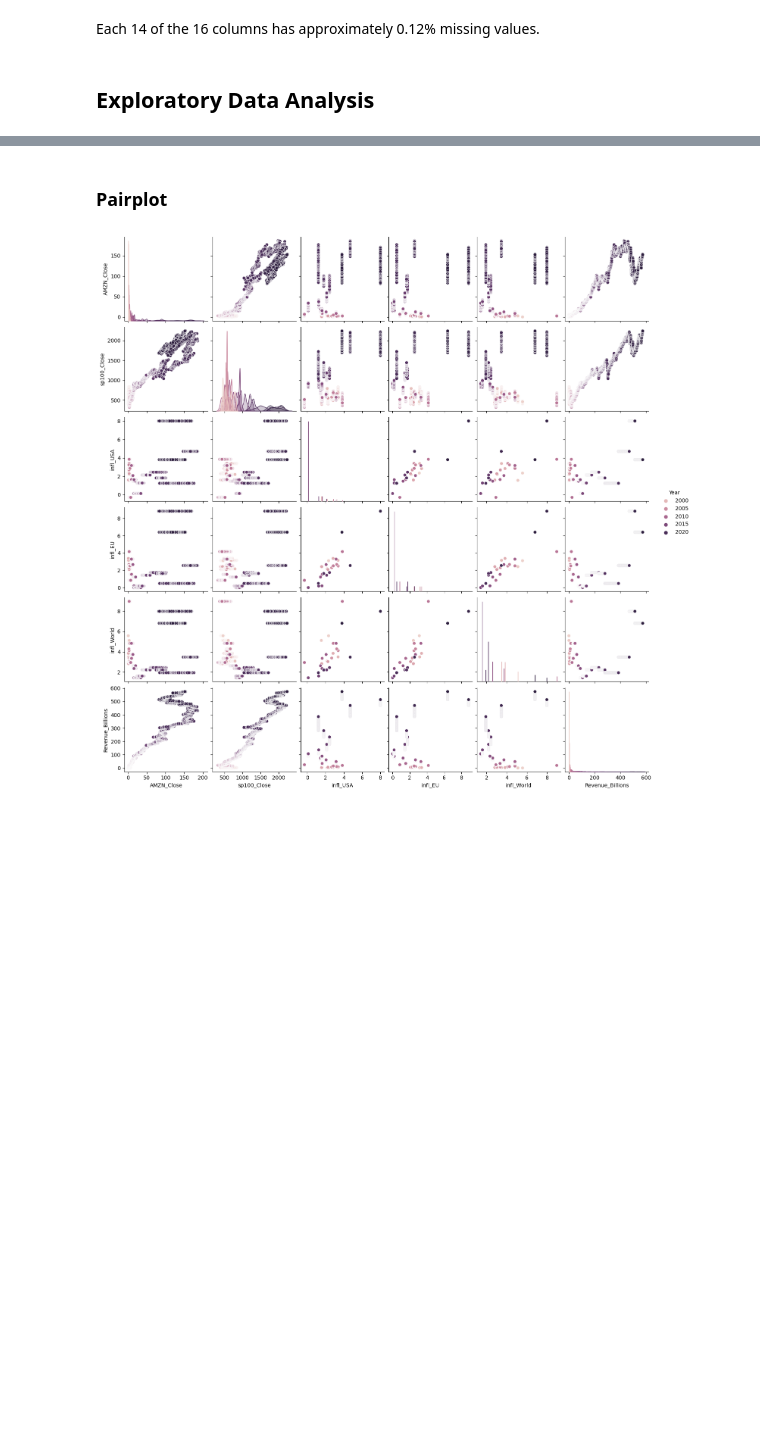
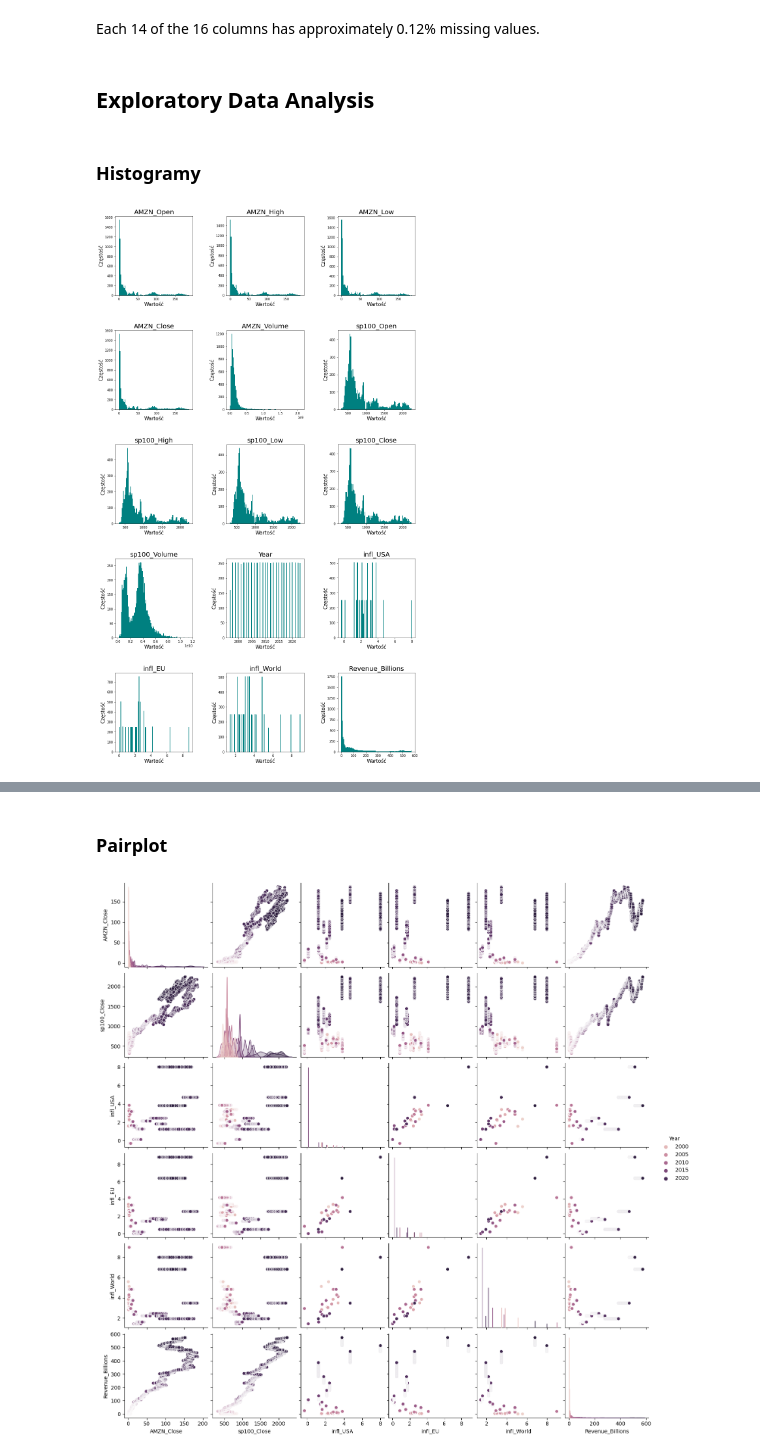
Before and after one commit to Galicheck/MJNWM-Project, a Jupyter notebook: Project_AMZN_prediction.ipynb, the cells around one changed output, grey strips where cells are left out. Cells and saved outputs as stored; diff of their text form; code cells hidden in the pictures; blank space fills up the shorter version.

Commit message:
Boxplots , histogram

```diff
--- a/Project_AMZN_prediction.ipynb
+++ b/Project_AMZN_prediction.ipynb
@@ -201,0 +202,33 @@ Each 14 of the 16 columns has approximately 0.12% missing values.
+# %% [markdown]
+### Histogramy
+# %%
+import math
+
+data3 = data.drop(columns=['Date'], errors='ignore')
+num_cols = len(data3.columns)
+num_rows = math.ceil(num_cols / 3)  # Obliczenie liczby rzędów
+
+plt.rcParams['figure.figsize'] = [15, 5 * num_rows]  # Dostosowanie rozmiaru figury do liczby rzędów
+
+fig, ax = plt.subplots(num_rows, 3)
+
+for i, col_name in enumerate(data3.columns):
+    row = i // 3  # Określenie numeru rzędu
+    col = i % 3   # Określenie numeru kolumny
+    x = data3[col_name]
+
+    ax[row, col].hist(x, bins=100, color='teal')
+    ax[row, col].set_title(col_name, fontsize=20)
+    ax[row, col].set_xlabel('Wartość', fontsize=15)
+    ax[row, col].set_ylabel('Częstość', fontsize=15)
+
+# Usunięcie zbędnych subplotów
+for i in range(num_cols, num_rows * 3):
+    row = i // 3
+    col = i % 3
+    fig.delaxes(ax[row, col])
+
+plt.tight_layout(pad=5.0)  # Dopasowanie odstępów
+plt.show()
+# %% [output]
+[figure, added]
```
Also changed, not shown: parts of 3 cells of this notebook.
